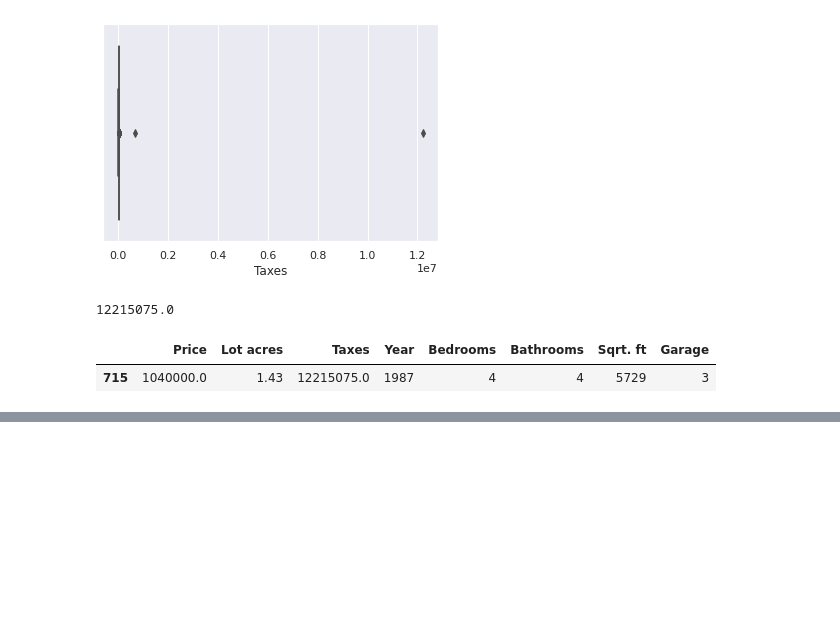
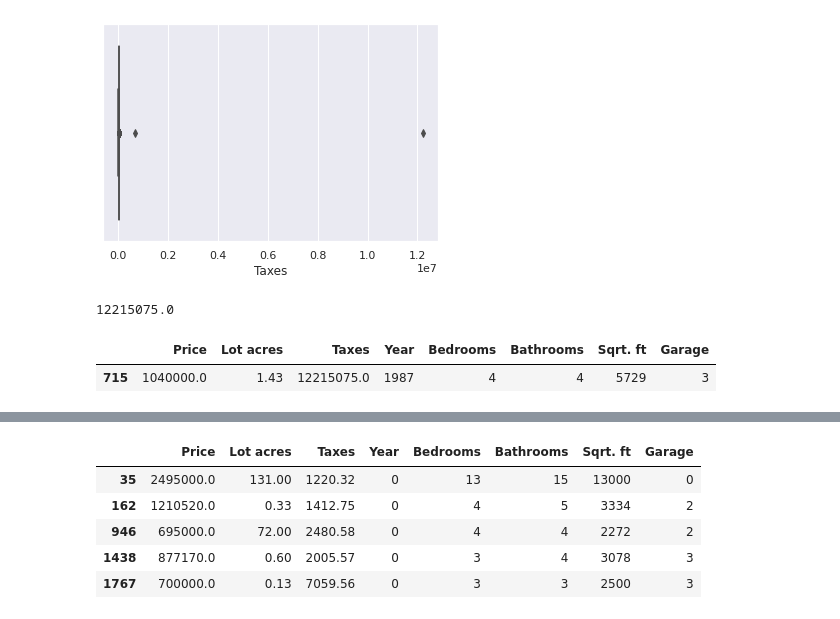
Before and after one commit to Jiji-96/Data-Cleaning-and-EDA, a Jupyter notebook: google_drive_data.ipynb, the cells around one changed output, grey strips where cells are left out. Drawn from its saved outputs; the diff is of its cells as text; code cells hidden in the pictures; blank space fills up the shorter version.

```diff
--- a/google_drive_data.ipynb
+++ b/google_drive_data.ipynb
@@ -199,0 +209,9 @@ df2.loc[df2['Taxes'] == 12215075.0  ]
+# %%
+df2.loc[df2['Year'] == 0  ]
+# %% [output]
+|  | Price | Lot acres | Taxes | Year | Bedrooms | Bathrooms | Sqrt. ft | Garage |
+| 35 | 2495000.0 | 131.00 | 1220.32 | 0 | 13 | 15 | 13000 | 0 |
+| 162 | 1210520.0 | 0.33 | 1412.75 | 0 | 4 | 5 | 3334 | 2 |
+| 946 | 695000.0 | 72.00 | 2480.58 | 0 | 4 | 4 | 2272 | 2 |
+| 1438 | 877170.0 | 0.60 | 2005.57 | 0 | 3 | 4 | 3078 | 3 |
+| 1767 | 700000.0 | 0.13 | 7059.56 | 0 | 3 | 3 | 2500 | 3 |
```
Also changed, not shown: parts of 5 cells of this notebook.
